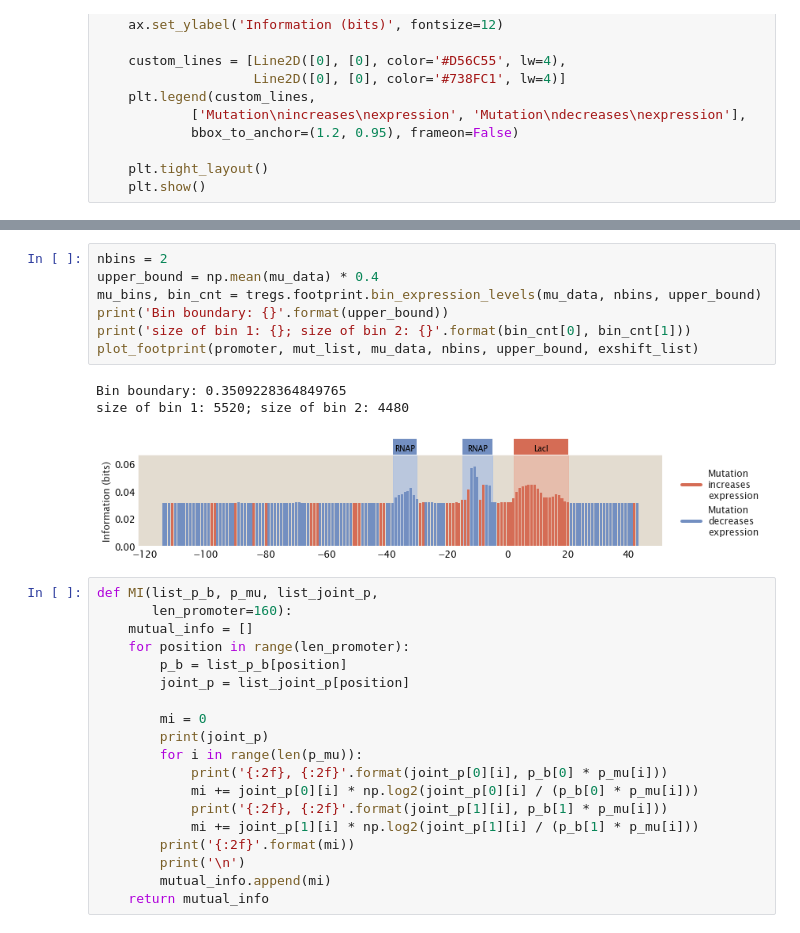
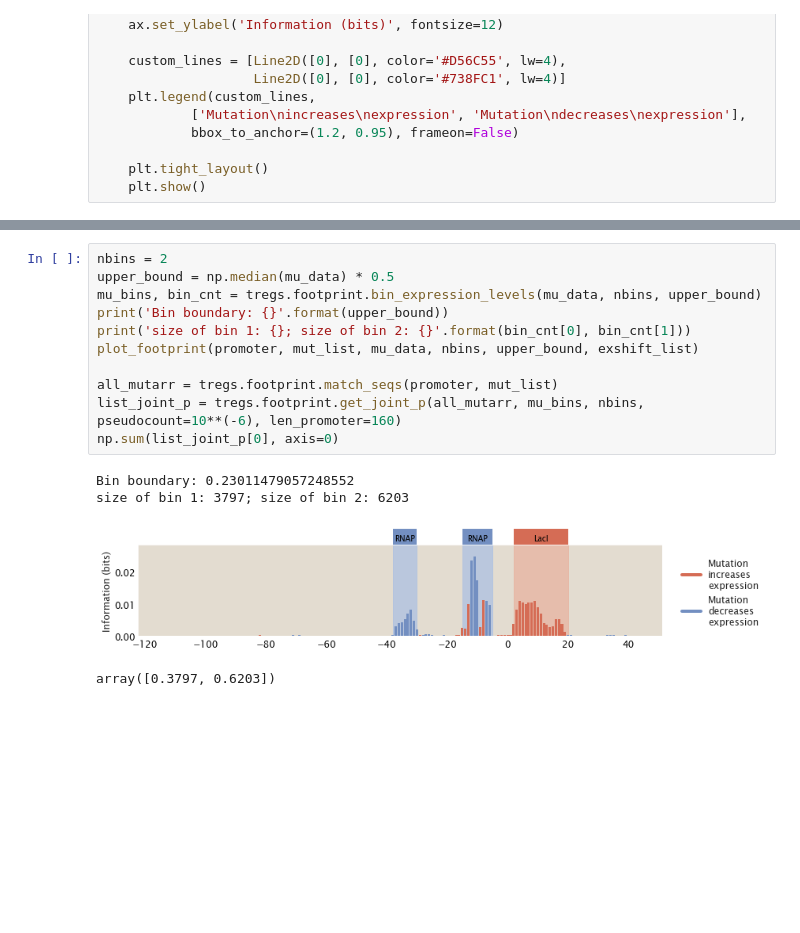
Before and after one commit to RPGroup-PBoC/theoretical_regseq, a Jupyter notebook: notebooks/pipeline/bin_size.ipynb, the cells around one changed output, grey strips where cells are left out. Cells and saved outputs as stored; diff of their text form; blank space fills up the shorter version.

```diff
--- a/notebooks/pipeline/bin_size.ipynb
+++ b/notebooks/pipeline/bin_size.ipynb
@@ -205,30 +206,16 @@ size of bin 1: 5079; size of bin 2: 4921
 # %%
 nbins = 2
-upper_bound = np.mean(mu_data) * 0.4
+upper_bound = np.median(mu_data) * 0.5
 mu_bins, bin_cnt = tregs.footprint.bin_expression_levels(mu_data, nbins, upper_bound)
 print('Bin boundary: {}'.format(upper_bound))
 print('size of bin 1: {}; size of bin 2: {}'.format(bin_cnt[0], bin_cnt[1]))
 plot_footprint(promoter, mut_list, mu_data, nbins, upper_bound, exshift_list)
+
+all_mutarr = tregs.footprint.match_seqs(promoter, mut_list)
+list_joint_p = tregs.footprint.get_joint_p(all_mutarr, mu_bins, nbins, pseudocount=10**(-6), len_promoter=160)
+np.sum(list_joint_p[0], axis=0)
 # %% [output]
-Bin boundary: 0.3509228364849765
-size of bin 1: 5520; size of bin 2: 4480
+Bin boundary: 0.23011479057248552
+size of bin 1: 3797; size of bin 2: 6203
-[figure, old version]
+[figure, new version]
+array([0.3797, 0.6203])
-# %%
-def MI(list_p_b, p_mu, list_joint_p,
-       len_promoter=160):
-    mutual_info = []
-    for position in range(len_promoter):
-        p_b = list_p_b[position]
-        joint_p = list_joint_p[position]
-
-        mi = 0
-        print(joint_p)
-        for i in range(len(p_mu)):
-            print('{:2f}, {:2f}'.format(joint_p[0][i], p_b[0] * p_mu[i]))
-            mi += joint_p[0][i] * np.log2(joint_p[0][i] / (p_b[0] * p_mu[i]))
-            print('{:2f}, {:2f}'.format(joint_p[1][i], p_b[1] * p_mu[i]))
-            mi += joint_p[1][i] * np.log2(joint_p[1][i] / (p_b[1] * p_mu[i]))
-        print('{:2f}'.format(mi))
-        print('\n')
-        mutual_info.append(mi)
-    return mutual_info
```
Also changed, not shown: parts of 8 cells of this notebook, 28 other files.
